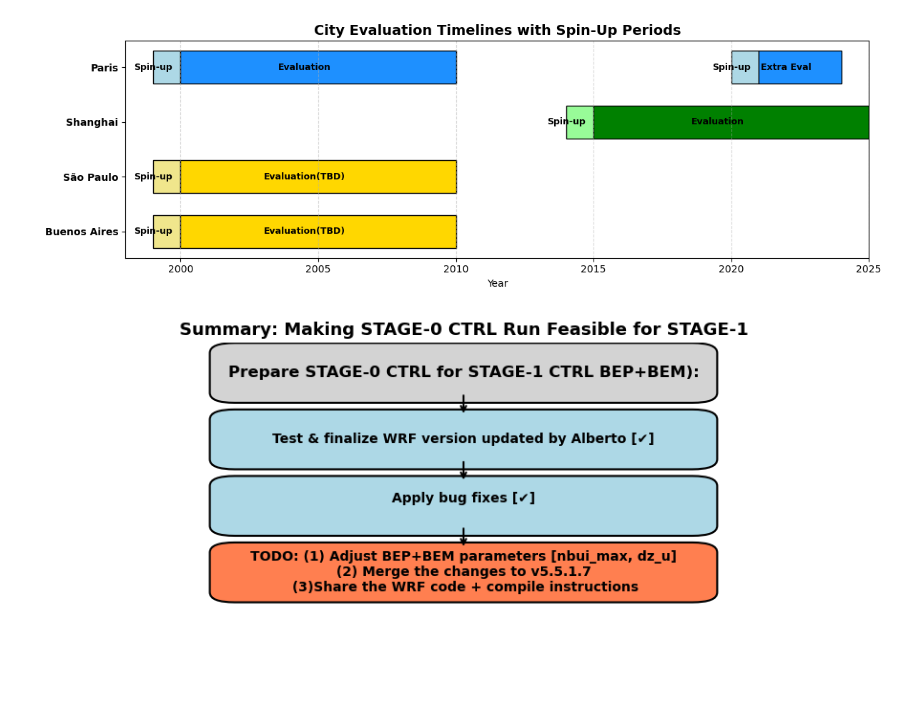
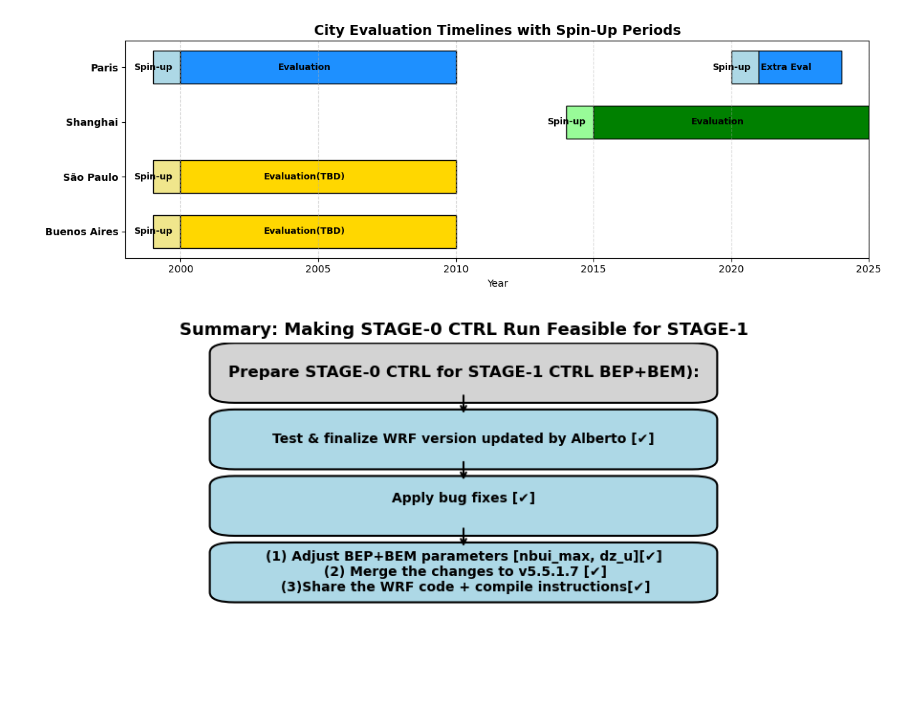
Before and after one commit to CORDEX-WRF-community/fps-urb-rcc, a Jupyter notebook: STAGE-1/WRF-STAGE-1-runs.ipynb, the cells around one changed output. Drawn from its saved outputs; the diff is of its cells as text; code cells hidden in the pictures.

```diff
--- a/STAGE-1/WRF-STAGE-1-runs.ipynb
+++ b/STAGE-1/WRF-STAGE-1-runs.ipynb
@@ -109,32 +109,32 @@ plt.show()
 import matplotlib.pyplot as plt
 from matplotlib.patches import FancyBboxPatch
 
 def draw_box(ax, xy, text, width=5.5, height=1.2, fontsize=10, fc="lightblue"):
     box = FancyBboxPatch(xy, width, height,
                          boxstyle="round,pad=0.3", fc=fc, ec="black", lw=1.5)
     ax.add_patch(box)
     ax.text(xy[0] + width / 2, xy[1] + height / 2, text,
             ha='center', va='center', fontsize=fontsize, fontweight='bold', wrap=True)
 
 # Create the plot
 fig, ax = plt.subplots(figsize=(9, 4))
 ax.set_xlim(0, 10)
 ax.set_ylim(0, 10)
 ax.axis('off')
 
 # Boxes and their positions
 draw_box(ax, (2.25, 8.5), "Prepare STAGE-0 CTRL for STAGE-1 CTRL BEP+BEM):", fontsize=12, fc="lightgray")
 draw_box(ax, (2.25, 6.5), "Test & finalize WRF version updated by Alberto [✔]")
 draw_box(ax, (2.25, 4.5), "Apply bug fixes [✔]\n")
-draw_box(ax, (2.25, 2.5), "TODO: (1) Adjust BEP+BEM parameters [nbui_max, dz_u]\n (2) Merge the changes to v5.5.1.7 \n (3)Share the WRF code + compile instructions",  fc="coral")
+draw_box(ax, (2.25, 2.5), "(1) Adjust BEP+BEM parameters [nbui_max, dz_u][✔]\n (2) Merge the changes to v5.5.1.7 [✔]\n (3)Share the WRF code + compile instructions[✔]")
 
 # Arrows between boxes
 arrow_props = dict(arrowstyle='->', lw=1.5, color='black')
 for y in [7.8,  5.8,  3.8]:
     ax.annotate('', xy=(5, y), xytext=(5, y + 0.7), arrowprops=arrow_props)
 
 plt.title("Summary: Making STAGE-0 CTRL Run Feasible for STAGE-1", fontsize=13, fontweight='bold')
 plt.tight_layout()
 plt.show()
 # %% [output]
-[figure, old version]
+[figure, new version]
```
